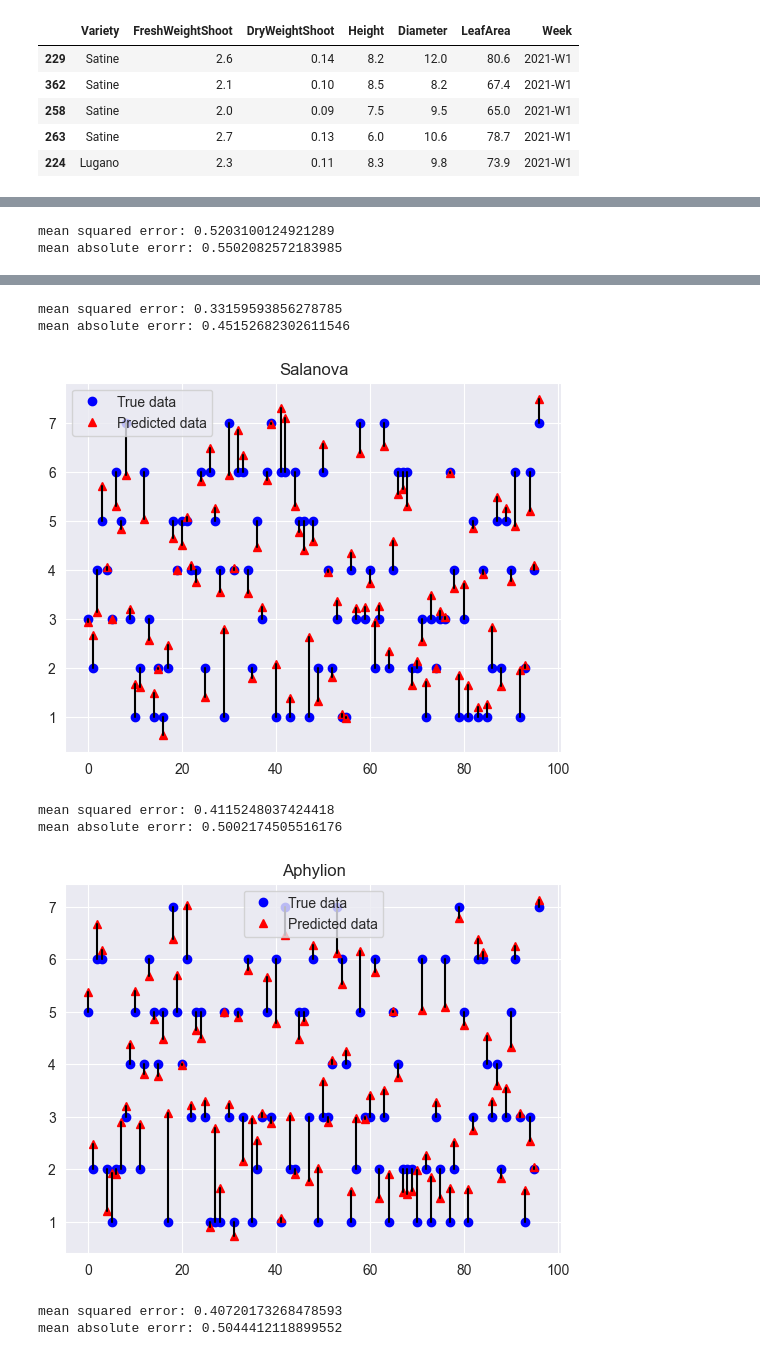
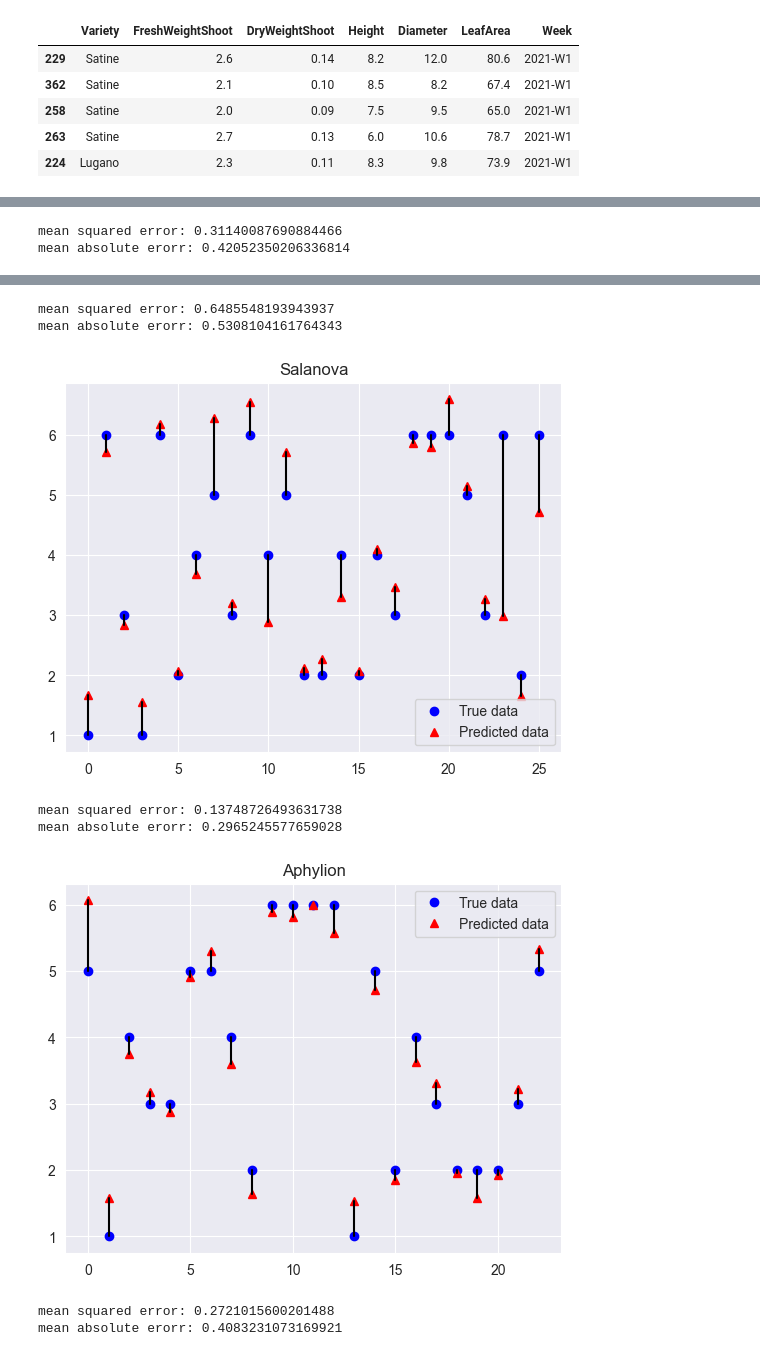
Before and after one commit to Niekwijs/lettuce-growth-models, a Jupyter notebook: Forecasting/linear-regression.ipynb, the cells around one changed output, grey strips where cells are left out. Saved outputs shown, nothing was run; the diff lists cells and outputs as text; code cells hidden in the pictures.

```diff
--- a/Forecasting/linear-regression.ipynb
+++ b/Forecasting/linear-regression.ipynb
@@ -85,11 +90,11 @@ mean absolute erorr: 0.4847393770730938
 # %%
-varieties = ["Satine", "Salanova", "Aphylion", "Lugano " ]
+varieties = ["Satine", "Salanova", "Aphylion", "Lugano" ]
 
 for variety in varieties:
-    df = prepare_dataframe(data, variety )
+    df = prepare_dataframe(data, variety, False)
     X_train, X_test, y_train, y_test = split_data(df, 0.25, True)
     model = create_fit_model(X_train, y_train)
     evaluate_model([mean_squared_error, mean_absolute_error], model, y_test, X_test, variety)
 # %% [output]
-mean squared error: 0.5203100124921289
-mean absolute erorr: 0.5502082572183985
+mean squared error: 0.31140087690884466
+mean absolute erorr: 0.42052350206336814
@@ -97,8 +102,8 @@ mean absolute erorr: 0.5502082572183985
-mean squared error: 0.33159593856278785
-mean absolute erorr: 0.45152682302611546
+mean squared error: 0.6485548193943937
+mean absolute erorr: 0.5308104161764343
-[figure, old version]
+[figure, new version]
-mean squared error: 0.4115248037424418
-mean absolute erorr: 0.5002174505516176
+mean squared error: 0.13748726493631738
+mean absolute erorr: 0.2965245577659028
-[figure, old version]
+[figure, new version]
-mean squared error: 0.40720173268478593
-mean absolute erorr: 0.5044412118899552
+mean squared error: 0.2721015600201488
+mean absolute erorr: 0.4083231073169921
```
Also changed, not shown: parts of 5 cells of this notebook, 2 other files.
